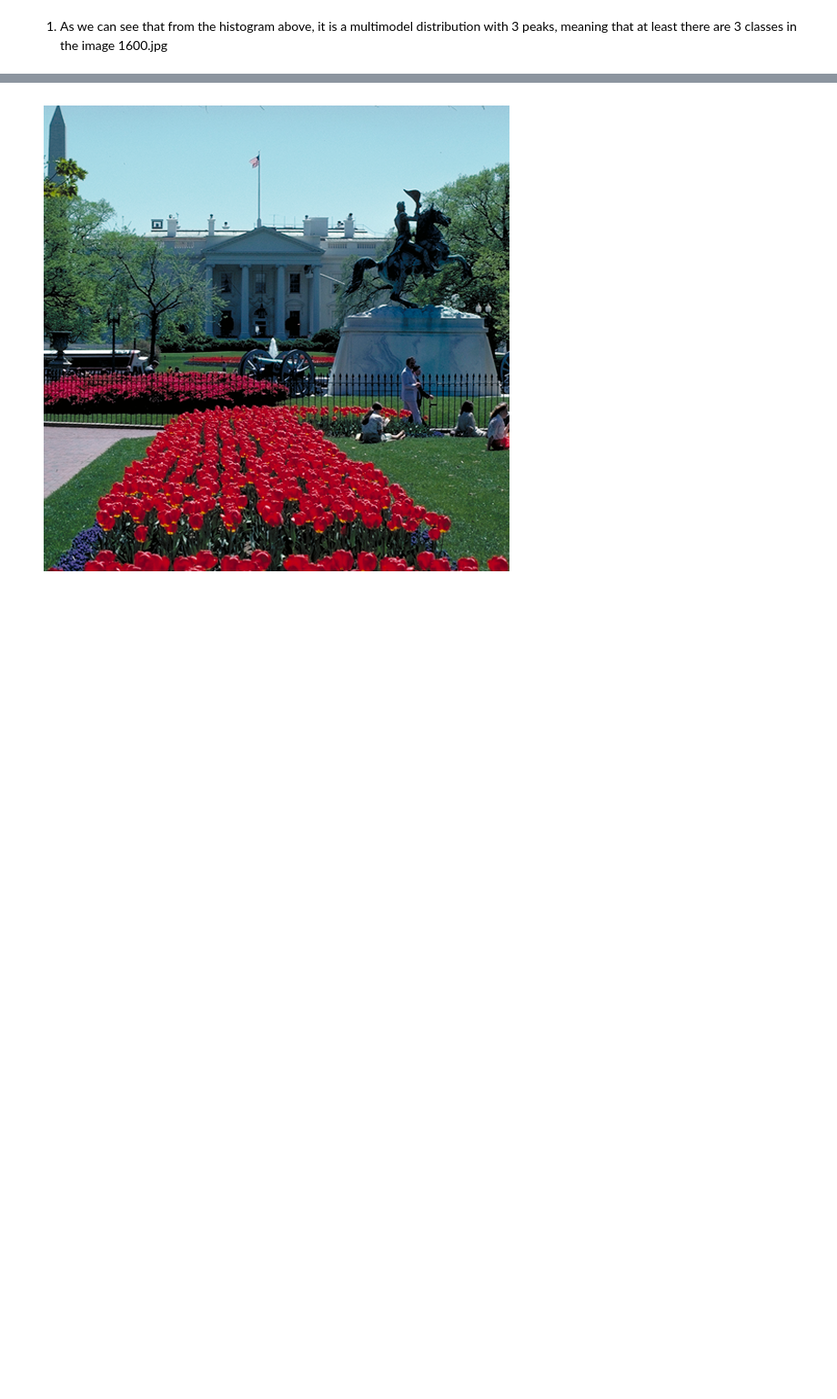
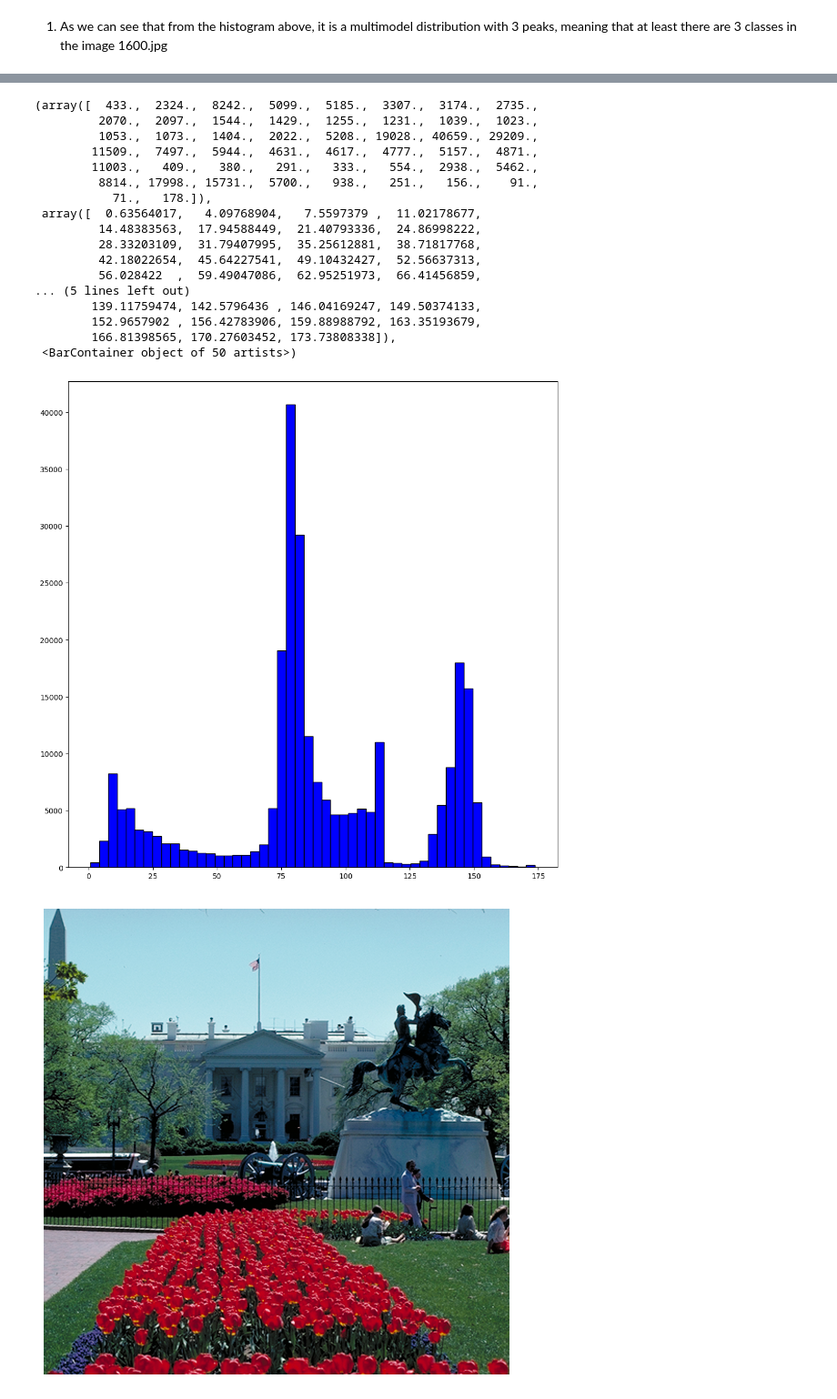
Before and after one commit to blacfli/ai_assigment1, a Jupyter notebook: Week3_Knowledge_based_1.ipynb, the cells around one changed output, grey strips where cells are left out. Shown at 91% size. Cells and saved outputs as stored; diff of their text form; code cells hidden in the pictures; blank space fills up the shorter version.

```diff
--- a/Week3_Knowledge_based_1.ipynb
+++ b/Week3_Knowledge_based_1.ipynb
@@ -92,14 +133,37 @@ for r in tqdm(range(0, num_rows)):
 # %%
 img_lab_out = img_lab.copy()
+lab_euc_dist = []
 for r in tqdm(range(0, num_rows)):
   for c in range(0, num_cols):
     euc_dist = euclidean_dist(img_lab[r, c], img_lab_crop)
-    # euc_dist = np.sqrt((R - avg_R) ** 2 + (G - avg_G) ** 2 + (B - avg_B) ** 2)
+    lab_euc_dist.append(euc_dist)
 
     if euc_dist < 55.:
       img_lab_out[r, c] = img_lab[r, c]
     else:
       img_lab_out[r, c] = np.array([0., 128., 128.])
+# %%
+plt.figure(figsize = [12, 12])
+plt.hist(lab_euc_dist, bins= 50, edgecolor = 'black', color = 'b')
+# %% [output]
+(array([  433.,  2324.,  8242.,  5099.,  5185.,  3307.,  3174.,  2735.,
+         2070.,  2097.,  1544.,  1429.,  1255.,  1231.,  1039.,  1023.,
+         1053.,  1073.,  1404.,  2022.,  5208., 19028., 40659., 29209.,
+        11509.,  7497.,  5944.,  4631.,  4617.,  4777.,  5157.,  4871.,
+        11003.,   409.,   380.,   291.,   333.,   554.,  2938.,  5462.,
+         8814., 17998., 15731.,  5700.,   938.,   251.,   156.,    91.,
+           71.,   178.]),
+ array([  0.63564017,   4.09768904,   7.5597379 ,  11.02178677,
+         14.48383563,  17.94588449,  21.40793336,  24.86998222,
+         28.33203109,  31.79407995,  35.25612881,  38.71817768,
+         42.18022654,  45.64227541,  49.10432427,  52.56637313,
+         56.028422  ,  59.49047086,  62.95251973,  66.41456859,
+... (5 lines left out)
+        139.11759474, 142.5796436 , 146.04169247, 149.50374133,
+        152.9657902 , 156.42783906, 159.88988792, 163.35193679,
+        166.81398565, 170.27603452, 173.73808338]),
+ <BarContainer object of 50 artists>)
+[figure, added]
 # %%
 imshow(img_rgb)
 imshow(cv2.cvtColor(img_lab_out, cv2.COLOR_LAB2RGB))
```
Also changed, not shown: parts of 5 cells of this notebook.
